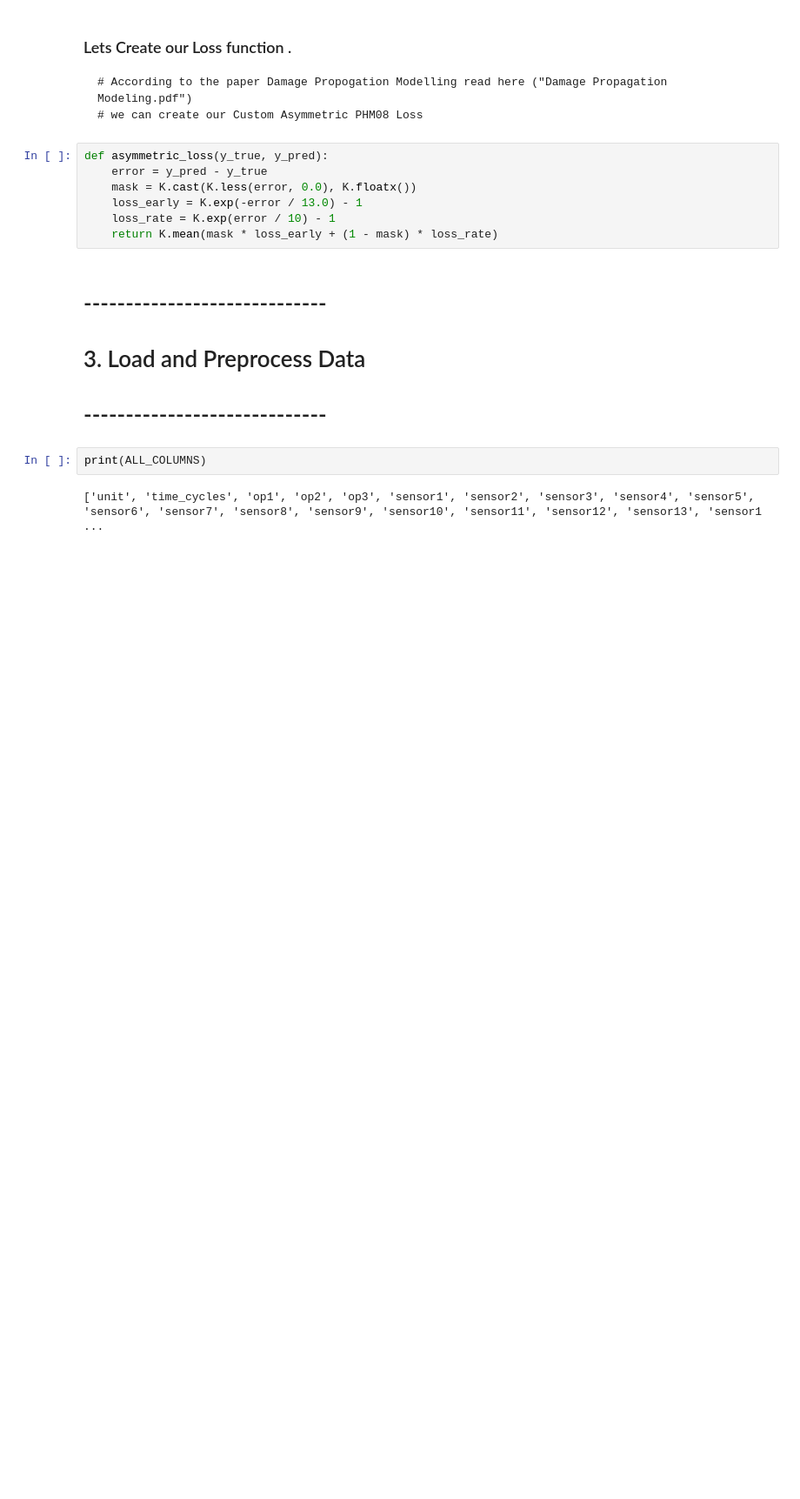
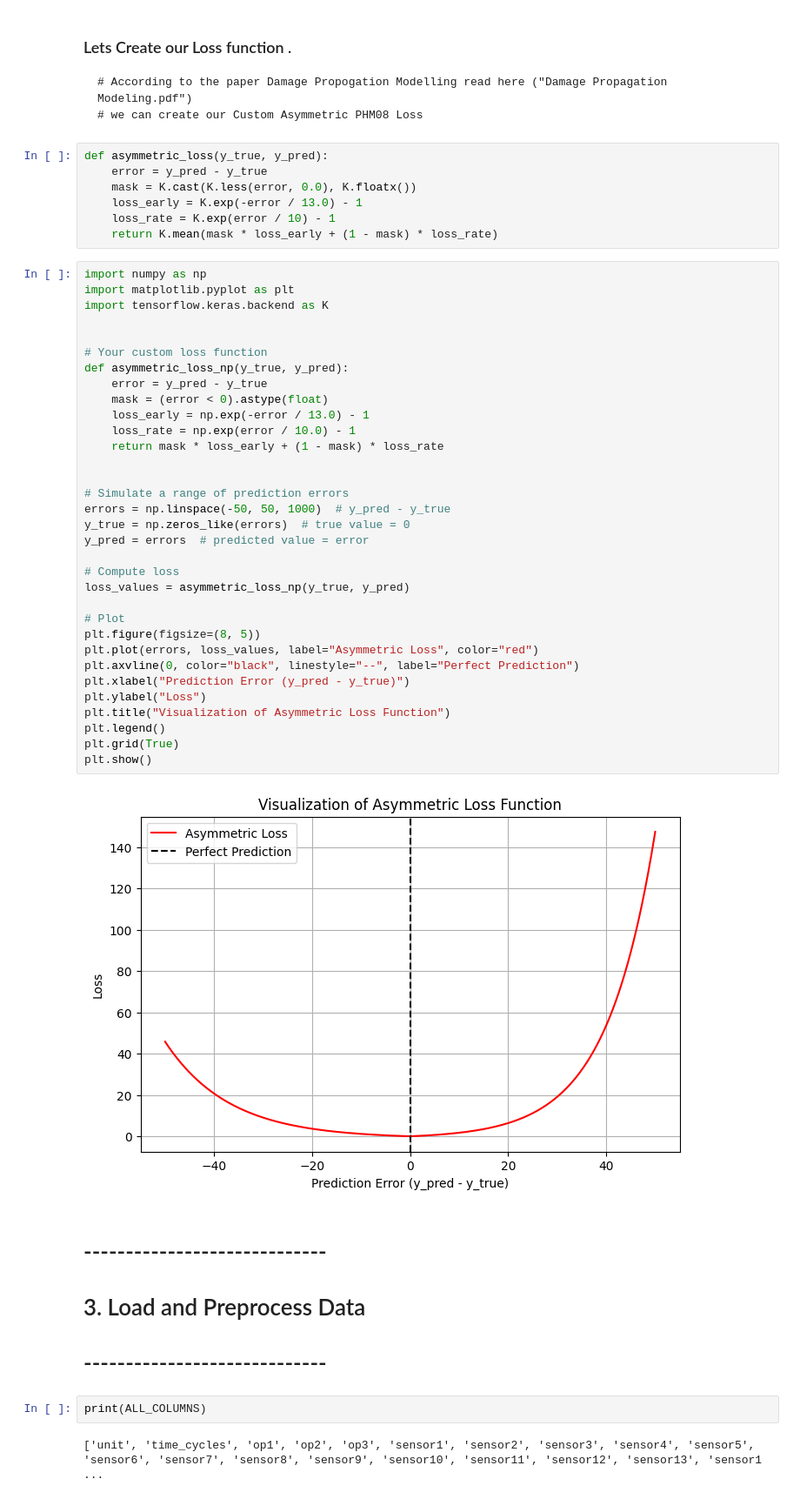
Before and after one commit to AmanSah17/Turbofan-Engine-Remaining_Useful_Life, a Jupyter notebook: 00_experiment_LSTM_base_model.ipynb, the cells around one changed output. Shown: that part at 87% size. Saved outputs shown, nothing was run; the diff lists cells and outputs as text; blank space fills up the shorter version.

```diff
--- a/00_experiment_LSTM_base_model.ipynb
+++ b/00_experiment_LSTM_base_model.ipynb
@@ -72,6 +119,41 @@ def asymmetric_loss(y_true, y_pred):
     loss_early = K.exp(-error / 13.0) - 1
     loss_rate = K.exp(error / 10) - 1
     return K.mean(mask * loss_early + (1 - mask) * loss_rate)
+# %%
+import numpy as np
+import matplotlib.pyplot as plt
+import tensorflow.keras.backend as K
+
+
+# Your custom loss function
+def asymmetric_loss_np(y_true, y_pred):
+    error = y_pred - y_true
+    mask = (error < 0).astype(float)
+    loss_early = np.exp(-error / 13.0) - 1
+    loss_rate = np.exp(error / 10.0) - 1
+    return mask * loss_early + (1 - mask) * loss_rate
+
+
+# Simulate a range of prediction errors
+errors = np.linspace(-50, 50, 1000)  # y_pred - y_true
+y_true = np.zeros_like(errors)  # true value = 0
+y_pred = errors  # predicted value = error
+
+# Compute loss
+loss_values = asymmetric_loss_np(y_true, y_pred)
+
+# Plot
+plt.figure(figsize=(8, 5))
+plt.plot(errors, loss_values, label="Asymmetric Loss", color="red")
+plt.axvline(0, color="black", linestyle="--", label="Perfect Prediction")
+plt.xlabel("Prediction Error (y_pred - y_true)")
+plt.ylabel("Loss")
+plt.title("Visualization of Asymmetric Loss Function")
+plt.legend()
+plt.grid(True)
+plt.show()
+# %% [output]
+[figure, added]
 # %% [markdown]
 
 # -----------------------------
```
Also changed, not shown: parts of 5 cells of this notebook, 11 other files.
